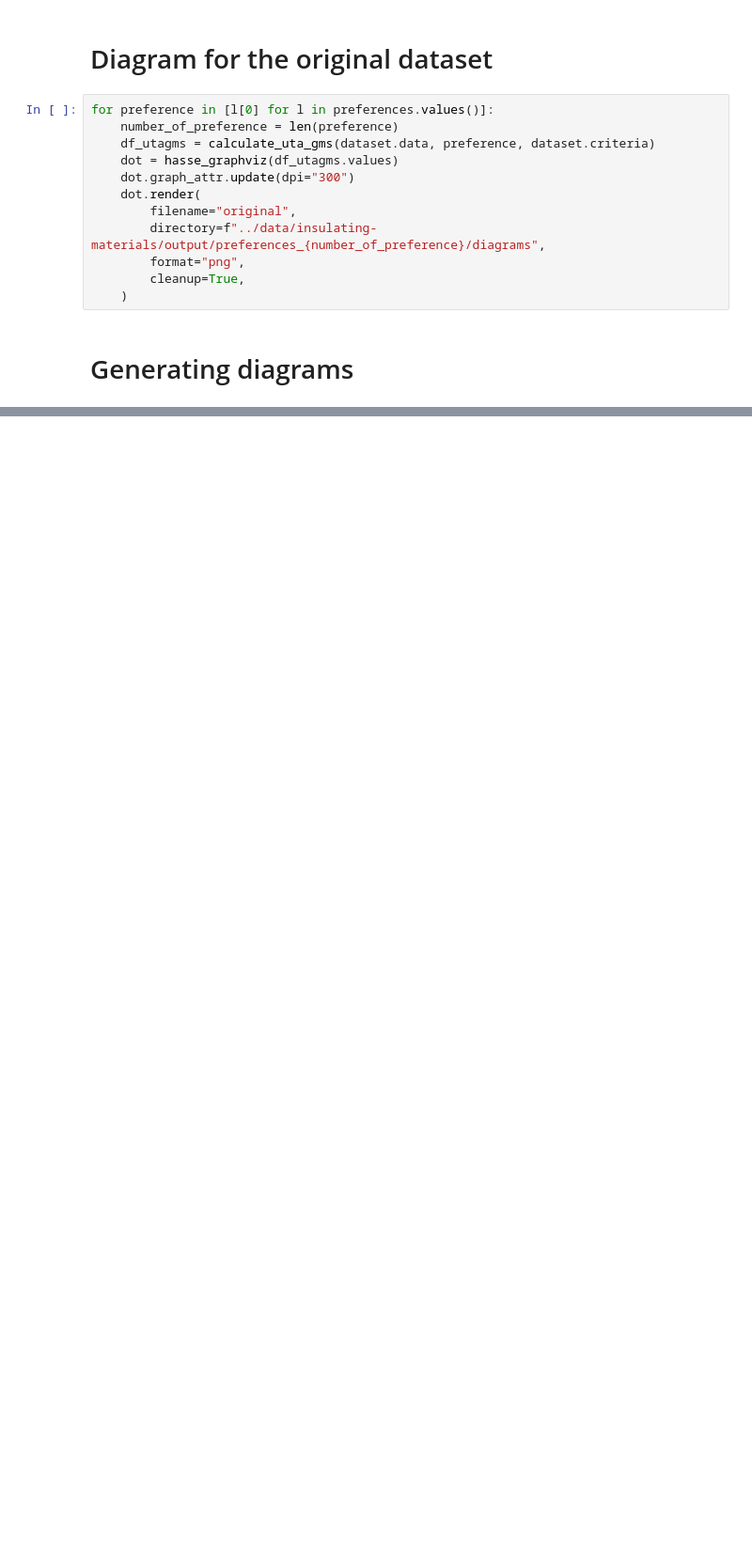
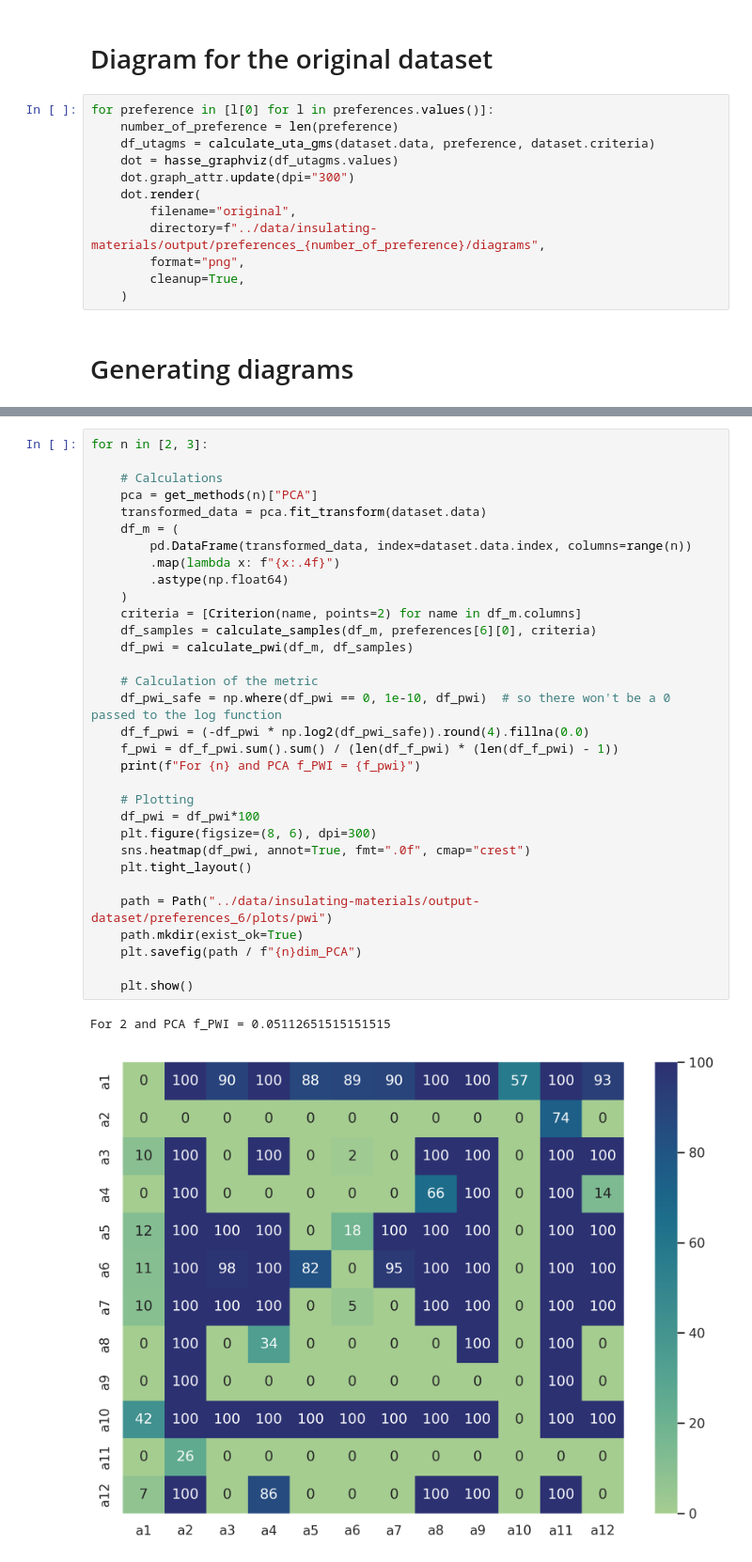
Before and after one commit to anras5/ordinal-regression-reduced, a Jupyter notebook: src/notebooks/case-study.ipynb, the cells around one changed output, grey strips where cells are left out. Shown at 94% size. Drawn from its saved outputs; the diff is of its cells as text; blank space fills up the shorter version.

```diff
--- a/src/notebooks/case-study.ipynb
+++ b/src/notebooks/case-study.ipynb
@@ -298,0 +394,35 @@ for preference in [l[0] for l in preferences.values()]:
+# %%
+for n in [2, 3]:
+
+    # Calculations
+    pca = get_methods(n)["PCA"]
+    transformed_data = pca.fit_transform(dataset.data)
+    df_m = (
+        pd.DataFrame(transformed_data, index=dataset.data.index, columns=range(n))
+        .map(lambda x: f"{x:.4f}")
+        .astype(np.float64)
+    )
+    criteria = [Criterion(name, points=2) for name in df_m.columns]
+    df_samples = calculate_samples(df_m, preferences[6][0], criteria)
+    df_pwi = calculate_pwi(df_m, df_samples)
+
+    # Calculation of the metric
+    df_pwi_safe = np.where(df_pwi == 0, 1e-10, df_pwi)  # so there won't be a 0 passed to the log function
+    df_f_pwi = (-df_pwi * np.log2(df_pwi_safe)).round(4).fillna(0.0)
+    f_pwi = df_f_pwi.sum().sum() / (len(df_f_pwi) * (len(df_f_pwi) - 1))
+    print(f"For {n} and PCA f_PWI = {f_pwi}")
+
+    # Plotting
+    df_pwi = df_pwi*100
+    plt.figure(figsize=(8, 6), dpi=300)
+    sns.heatmap(df_pwi, annot=True, fmt=".0f", cmap="crest")
+    plt.tight_layout()
+
+    path = Path("../data/insulating-materials/output-dataset/preferences_6/plots/pwi")
+    path.mkdir(exist_ok=True)
+    plt.savefig(path / f"{n}dim_PCA")
+
+    plt.show()
+# %% [output]
+For 2 and PCA f_PWI = 0.05112651515151515
+[figure, added]
```
Also changed, not shown: parts of 40 cells of this notebook.
